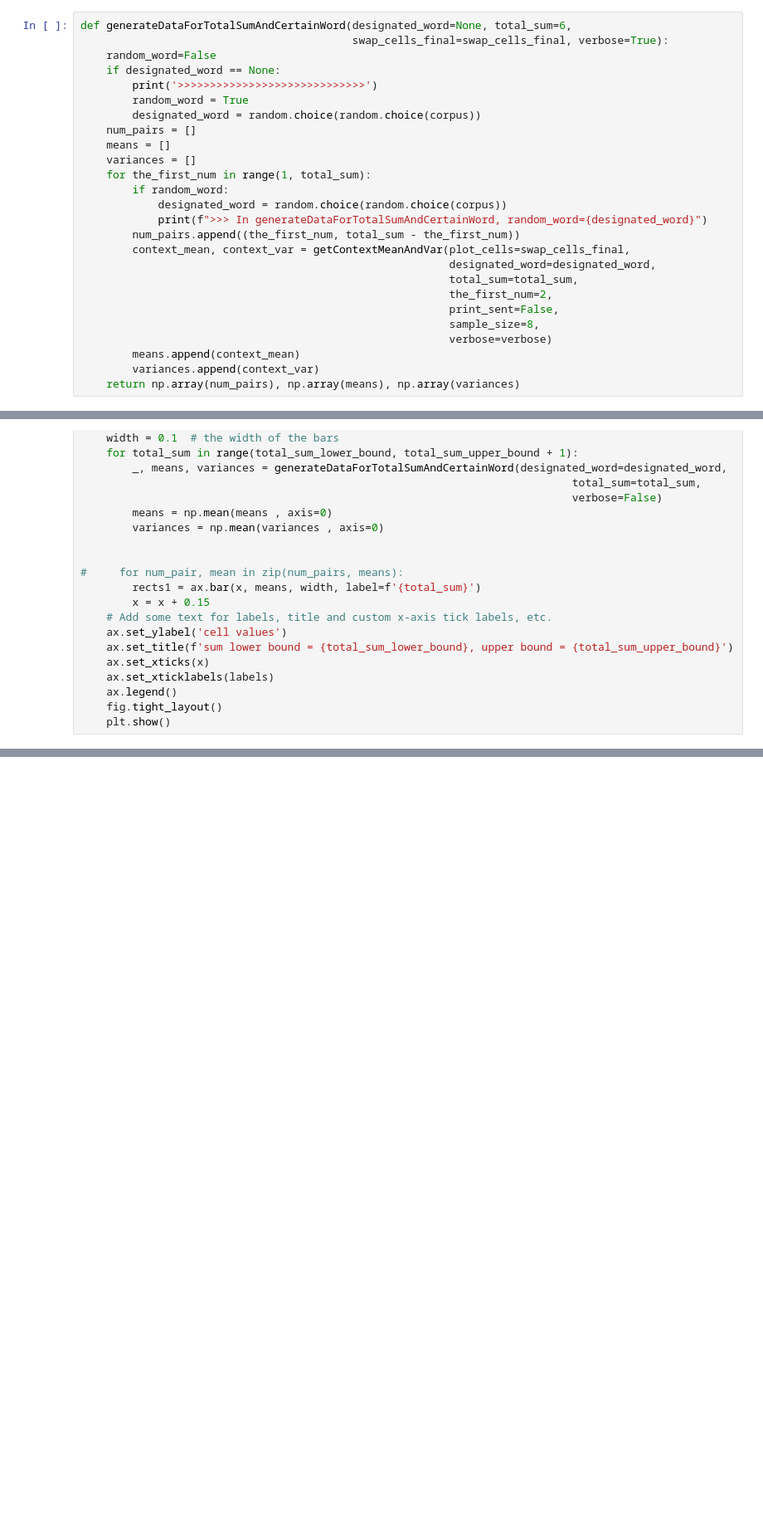
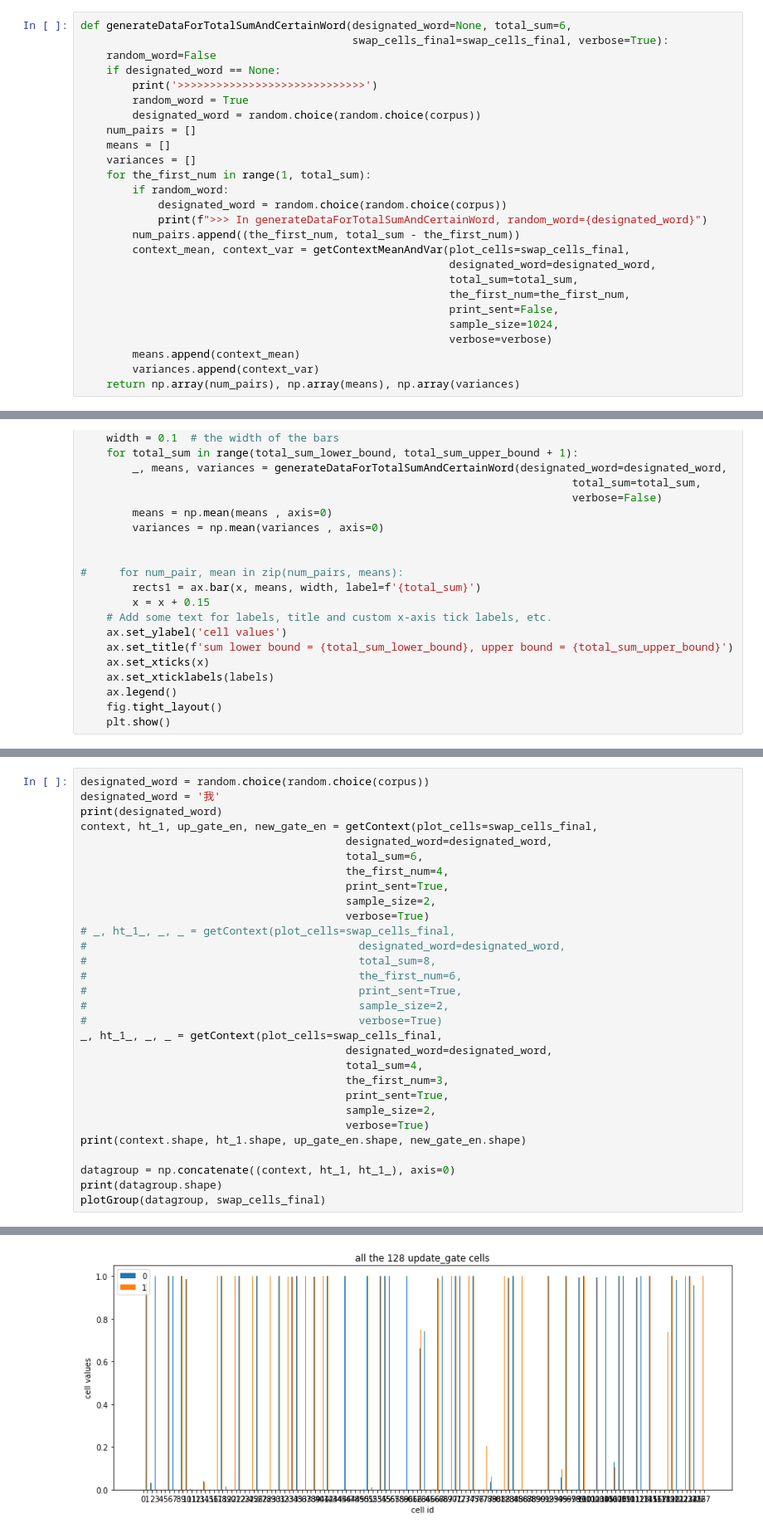
Before and after one commit to e841018/Seq2Seq_exp, a Jupyter notebook: src/hw2-2_additional_model_Biolin.ipynb, the cells around one changed output, grey strips where cells are left out. Shown at 83% size. Saved outputs shown, nothing was run; the diff lists cells and outputs as text; blank space fills up the shorter version.

```diff
--- a/src/hw2-2_additional_model_Biolin.ipynb
+++ b/src/hw2-2_additional_model_Biolin.ipynb
@@ -1328,9 +1348,9 @@ def generateDataForTotalSumAndCertainWord(designated_word=None, total_sum=6,
         context_mean, context_var = getContextMeanAndVar(plot_cells=swap_cells_final,
                                                          designated_word=designated_word,
                                                          total_sum=total_sum,
-                                                         the_first_num=2,
+                                                         the_first_num=the_first_num,
                                                          print_sent=False,
-                                                         sample_size=8,
+                                                         sample_size=1024,
                                                          verbose=verbose)
         means.append(context_mean)
         variances.append(context_var)
@@ -1444,0 +1519,31 @@ for i in range(2, 7):
+# %%
+designated_word = random.choice(random.choice(corpus))
+designated_word = '我'
+print(designated_word)
+context, ht_1, up_gate_en, new_gate_en = getContext(plot_cells=swap_cells_final,
+                                         designated_word=designated_word,
+                                         total_sum=6,
+                                         the_first_num=4,
+                                         print_sent=True,
+                                         sample_size=2,
+                                         verbose=True)
+# _, ht_1_, _, _ = getContext(plot_cells=swap_cells_final,
+#                                          designated_word=designated_word,
+#                                          total_sum=8,
+#                                          the_first_num=6,
+#                                          print_sent=True,
+#                                          sample_size=2,
+#                                          verbose=True)
+_, ht_1_, _, _ = getContext(plot_cells=swap_cells_final,
+                                         designated_word=designated_word,
+                                         total_sum=4,
+                                         the_first_num=3,
+                                         print_sent=True,
+                                         sample_size=2,
+                                         verbose=True)
+print(context.shape, ht_1.shape, up_gate_en.shape, new_gate_en.shape)
+
+datagroup = np.concatenate((context, ht_1, ht_1_), axis=0)
+print(datagroup.shape)
+plotGroup(datagroup, swap_cells_final)
+# %% [output]
@@ -1444,0 +1562 @@ for i in range(2, 7):
+[figure, added]
```
Also changed, not shown: parts of 10 cells of this notebook.
